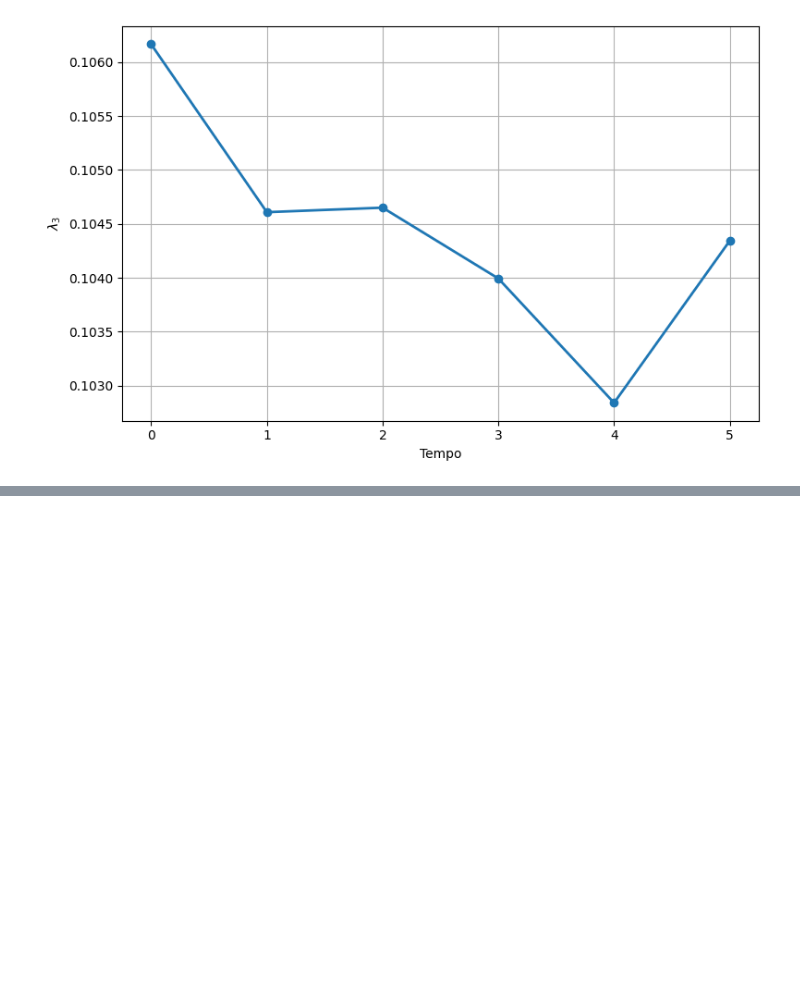
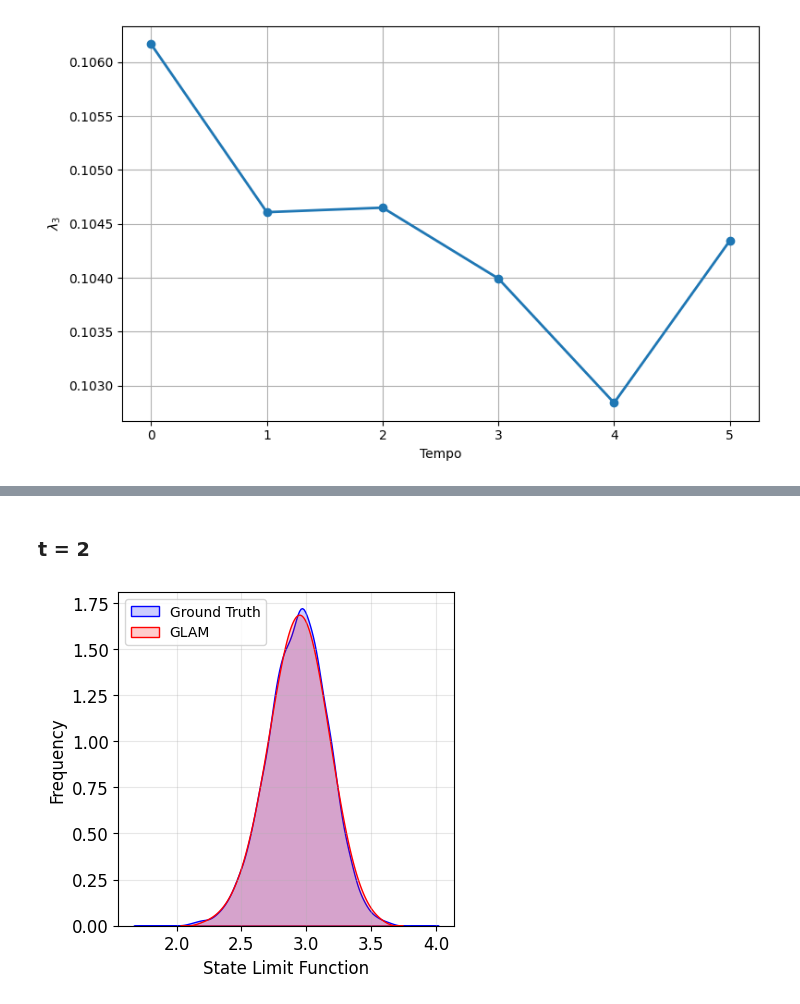
Before and after one commit to Pesquisa-UFCAT/2024-1_victor_hugo_renata_maria, a Jupyter notebook: toy_problem/charts.ipynb, the cells around one changed output, grey strips where cells are left out. Cells and saved outputs as stored; diff of their text form; code cells hidden in the pictures; blank space fills up the shorter version.

```diff
--- a/toy_problem/charts.ipynb
+++ b/toy_problem/charts.ipynb
@@ -450,0 +529,51 @@ NameError: name 'glam_data' is not defined
+# %% [markdown]
+### t = 2
+# %%
+def plot_gld_vs_data(lambdas, n_points=5000, quantile_trim=1e-3, qp_min=1e-8, ylim=None):
+    l1, l2, l3, l4 = lambdas
+
+    # Curva da PDF GLD (robusta para evitar explosões numéricas)
+    a = float(quantile_trim)
+    u = np.linspace(a, 1.0 - a, n_points)
+    x = gld_fkml_quantile(u, l1, l2, l3, l4)
+    qp = gld_fkml_qprime(u, l2, l3, l4)
+
+    mask = np.isfinite(x) & np.isfinite(qp) & (qp > qp_min)
+    x, f = x[mask], (1.0 / qp[mask])
+
+    order = np.argsort(x)
+    x, f = x[order], f[order]
+
+    return list(x), list(f)
+
+glam_data, _ = plot_gld_vs_data(test_lambda_value_2)
+
+# Figure dimension ans properties
+width_cm = 11
+height_cm = 11
+inches_per_cm = 1 / 2.54
+width_in = width_cm * inches_per_cm
+height_in = height_cm * inches_per_cm
+label_size = 12
+axis_size = 12
+legend_size = 10
+label_color = 'black'
+
+# Plot first KDE with specific color
+plt.figure(figsize=(width_in, height_in))
+
+# Ground Truth
+sns.kdeplot(data=ratio_data_2, fill=True, alpha=0.2, color='blue', label='Ground Truth')
+
+# GLAM
+sns.kdeplot(data=glam_data, fill=True, alpha=0.2, color='red', label='GLAM')
+
+plt.tick_params(axis='both', which='major', labelsize=axis_size)
+plt.xlabel('State Limit Function', fontsize=label_size, color=label_color)
+plt.ylabel('Frequency', fontsize=label_size, color=label_color)
+plt.grid(alpha=0.3)
+plt.legend(fontsize=legend_size, loc='upper left')
+plt.show()
+# plt.savefig('compare_GLAM_and_GROUNDTRUTH_2.png', dpi=600)
+# %% [output]
+[figure, added]
```
Also changed, not shown: parts of 47 cells of this notebook.
